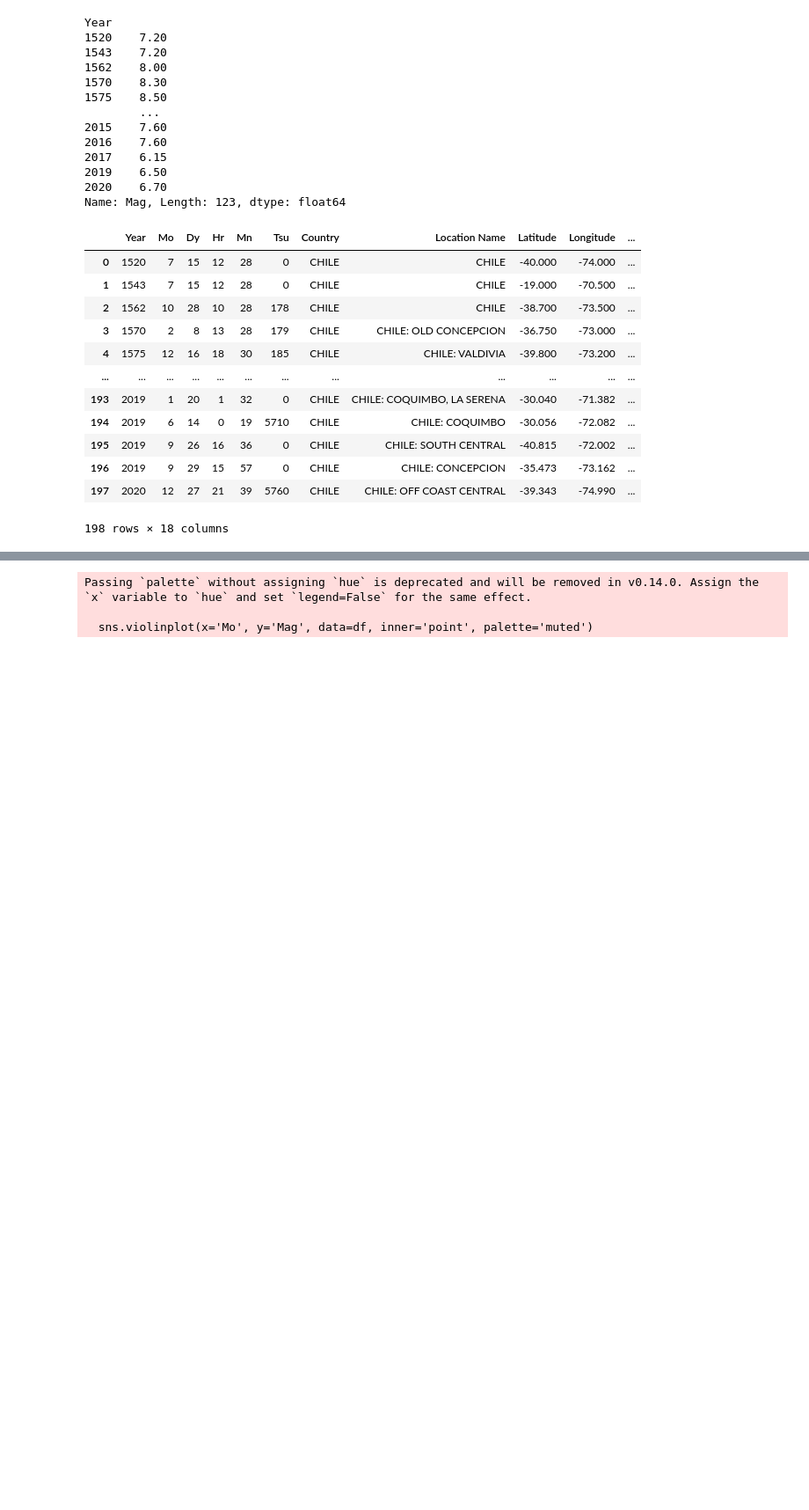
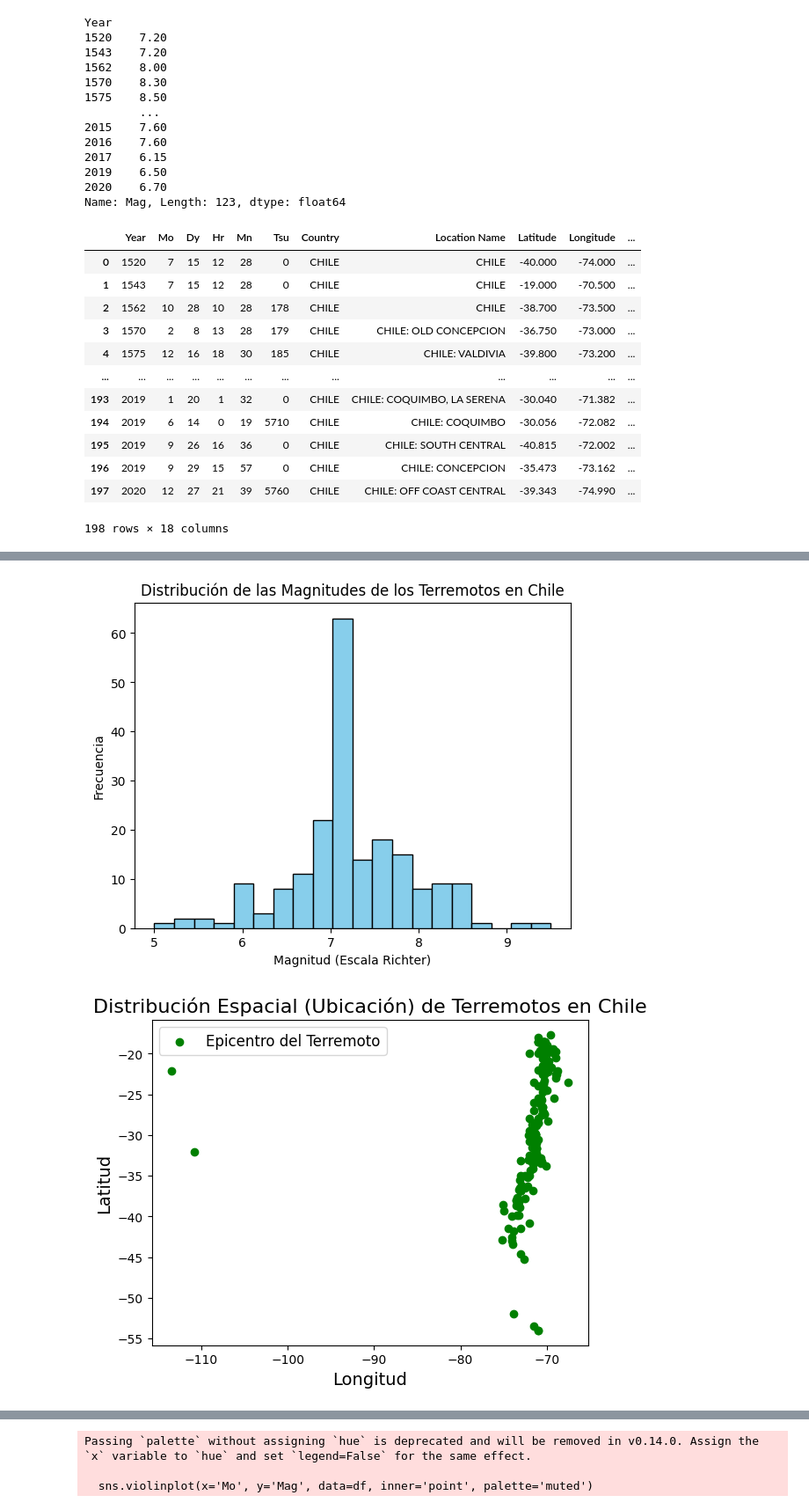
Before and after one commit to FrancoAv1/Taller-de-python-2, a Jupyter notebook: tarea2.ipynb, the cells around one changed output, grey strips where cells are left out. Shown at 88% size. Drawn from its saved outputs; the diff is of its cells as text; code cells hidden in the pictures; blank space fills up the shorter version.

Commit message:
guardar graficos

```diff
--- a/tarea2.ipynb
+++ b/tarea2.ipynb
@@ -807,0 +718,73 @@ plt.show()
+# %%
+import matplotlib.backends.backend_pdf
+
+# Creamos un objeto para el PDF
+pdf = matplotlib.backends.backend_pdf.PdfPages("salida/graficos_chile_earthquakes.pdf")
+
+# Gráfico 1: Histograma de Magnitudes
+plt.hist(df['Mag'], bins=20, color='skyblue', edgecolor='black')
+plt.xlabel('Magnitud (Escala Richter)')
+plt.ylabel('Frecuencia')
+plt.title('Distribución de las Magnitudes de los Terremotos en Chile')
+pdf.savefig()  # Guardamos este gráfico en el PDF
+
+# Gráfico 2: Dispersión de Latitud y Longitud
+plt.figure()  # Creamos una nueva figura para el siguiente gráfico
+plt.scatter(df['Longitude'], df['Latitude'], color='green', label='Epicentro del Terremoto')
+plt.title('Distribución Espacial (Ubicación) de Terremotos en Chile', fontsize=16)
+plt.xlabel('Longitud', fontsize=14)
+plt.ylabel('Latitud', fontsize=14)
+plt.legend(fontsize=12)
+pdf.savefig()  # Guardamos este gráfico en el PDF
+
+# Gráfico 3: Barras de Tsunamis por Año
+tsunami_count_by_year = tsunami_events.groupby('Year')['Tsu'].count()
+plt.figure()  # Creamos una nueva figura para el siguiente gráfico
+plt.bar(tsunami_count_by_year.index, tsunami_count_by_year.values, color='blue')
+plt.title('Número de Terremotos con Tsunamis Asociados por Año en Chile', fontsize=16)
+plt.xlabel('Año', fontsize=14)
+plt.ylabel('Número de Tsunamis', fontsize=14)
+plt.xticks(rotation=45)
+plt.grid(True)
+pdf.savefig()  # Guardamos este gráfico en el PDF
+
+# Gráfico 4: Línea de Magnitud vs. Año
+plt.figure()  # Creamos una nueva figura para el siguiente gráfico
+plt.plot(df['Year'], df['Mag'], marker='o', linestyle='-')
+plt.title('Magnitud de los Terremotos en Chile a lo largo del Tiempo')
+plt.xlabel('Año')
+plt.ylabel('Magnitud')
+plt.grid(True)
+pdf.savefig()  # Guardamos este gráfico en el PDF
+
+# Gráfico 5: Dispersión de Magnitud vs. Profundidad Focal
+plt.figure()  # Creamos una nueva figura para el siguiente gráfico
+plt.scatter(df['Focal Depth (km)'], df['Mag'], color='blue', alpha=0.5)
+plt.title('Magnitud vs. Profundidad Focal de los Terremotos en Chile', fontsize=16)
+plt.xlabel('Profundidad Focal (km)', fontsize=14)
+plt.ylabel('Magnitud (Escala Richter)', fontsize=14)
+plt.grid(True)
+pdf.savefig()  # Guardamos este gráfico en el PDF
+
+# Gráfico 6: Subgráfico de Daños Económicos vs. Año y Personas Afectadas vs. Año
+fig, (ax1, ax2) = plt.subplots(2, 1, figsize=(10, 8))
+ax1.scatter(df['Year'], df['Damage ($Mil)'], color='orange', label='Daños Económicos')
+ax1.set_title('Daños Económicos vs. Año')
+ax1.set_xlabel('Año')
+ax1.set_ylabel('Daños Económicos ($Mil)')
+ax1.legend()
+ax2.plot(df['Year'], df['Deaths'], color='red', label='Muertes')
+ax2.plot(df['Year'], df['Missing'], color='blue', label='Desaparecidos')
+ax2.plot(df['Year'], df['Injuries'], color='green', label='Heridos')
+ax2.set_title('Número de Personas Afectadas vs. Año')
+ax2.set_xlabel('Año')
+ax2.set_ylabel('Cantidad de Personas')
+ax2.legend()
+plt.tight_layout()
+pdf.savefig()  # Guardamos este gráfico en el PDF
+
+# Cerramos el PDF
+pdf.close()
+# %% [output]
+[figure, added]
+[figure, added]
```
Also changed, not shown: parts of 8 cells of this notebook, 1 other file.
